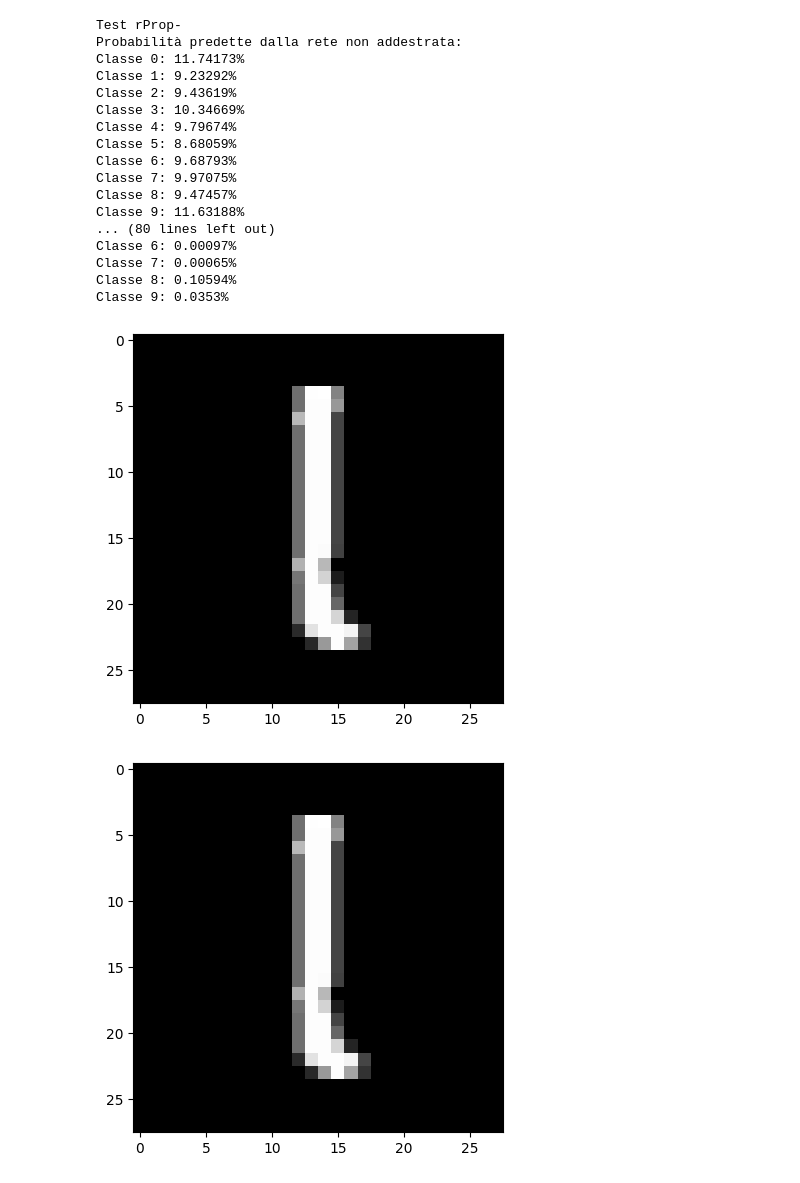
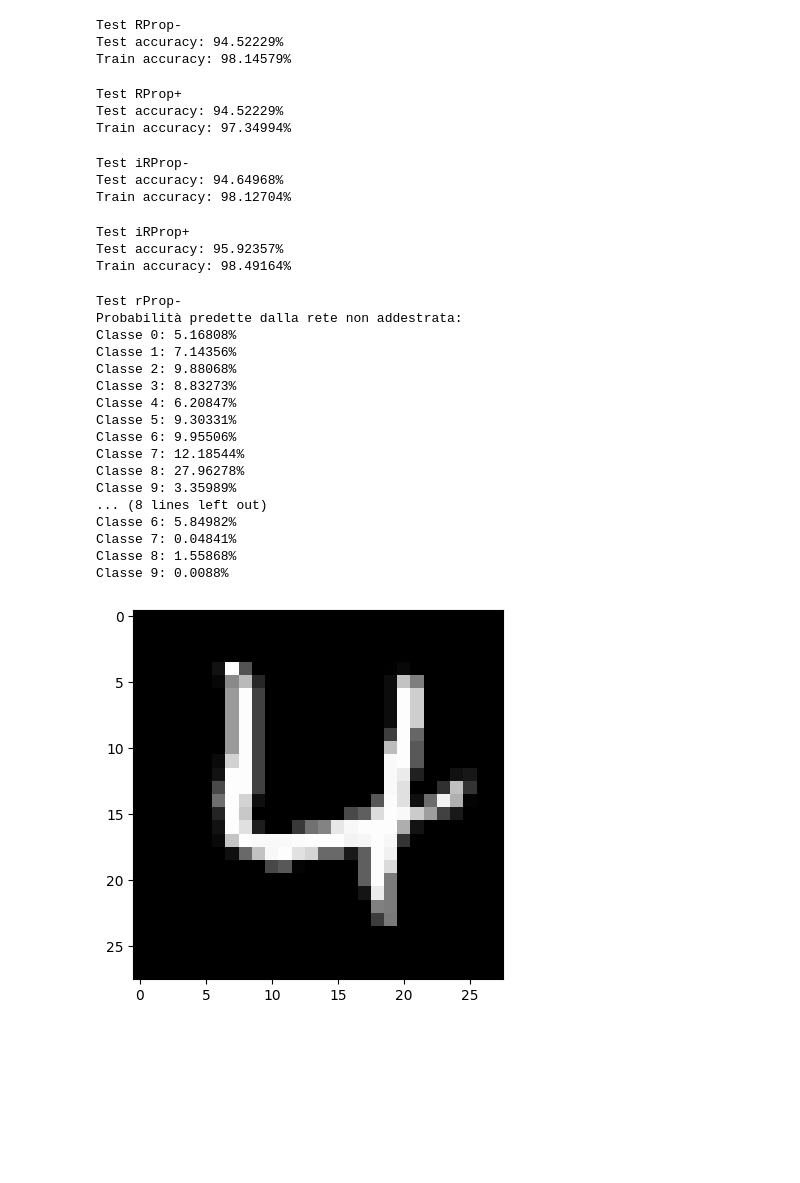
Before and after one commit to marcellorussox/MnistANN, a Jupyter notebook: ann_training.ipynb, the cells around one changed output. Saved outputs shown, nothing was run; the diff lists cells and outputs as text; code cells hidden in the pictures; blank space fills up the shorter version.

Commit message:
aggiunta funzione print_accuracies per migliore leggibilità del quaderno

```diff
--- a/ann_training.ipynb
+++ b/ann_training.ipynb
@@ -33,10 +33,10 @@ test_in, test_labels = ds.get_mnist_testing(test_array, test_cols, test_rows)
 
 #Creazione rete neurale
 #Assegnazione funzioni di attivazione per ogni strato della rete
-hidden_activation_functions = [af.relu, af.relu, af.relu]
+hidden_activation_functions = [af.tanh]
 
 #Assegnazione numero di neuroni per ogni strato
-hidden_layers = [30, 30, 30]
+hidden_layers = [100]
 #Assegnazione della funzione di attivazione e di errore per l'ultimo strato della rete
 output_activation_function = af.identity
 error_function = ef.cross_entropy_softmax
@@ -65,5 +65,5 @@ Funzione di errore: cross_entropy_softmax
 from uninaannpy.neural_network import RPropType
 
 # Batch training rProp standard
-std_train_err, std_validation_err, std_train_accuracy, std_validation_accuracy = std_training_net.train_neural_network(train_in, train_labels, validation_in, validation_labels, epochs=30, learning_rate=0.00001, rprop_type=RPropType.STANDARD)
+std_train_err, std_validation_err, std_train_accuracy, std_validation_accuracy = std_training_net.train_neural_network(train_in, train_labels, validation_in, validation_labels, epochs=40, learning_rate=0.00001, rprop_type=RPropType.STANDARD)
 # %% [output]
@@ -243,32 +216,57 @@ Train accuracy: 89.05811%
+# %%
+#Stampa accuracy per training e test set
+
+std_training_net.print_accuracies('Test RProp-', test_in, test_labels, train_in, train_labels)
+# %% [output]
+Test RProp-
+Test accuracy: 94.52229%
+Train accuracy: 98.14579%
+# %%
+#Stampa accuracy per training e test set
+
+plus_training_net.print_accuracies('Test RProp+', test_in, test_labels, train_in, train_labels)
+# %% [output]
+Test RProp+
+Test accuracy: 94.52229%
+Train accuracy: 97.34994%
+# %%
+#Stampa accuracy per training e test set
+
+istd_training_net.print_accuracies('Test iRProp-', test_in, test_labels, train_in, train_labels)
+# %% [output]
+Test iRProp-
+Test accuracy: 94.64968%
+Train accuracy: 98.12704%
+# %%
+#Stampa accuracy per training e test set
+
+iplus_training_net.print_accuracies('Test iRProp+', test_in, test_labels, train_in, train_labels)
+# %% [output]
+Test iRProp+
+Test accuracy: 95.92357%
+Train accuracy: 98.49164%
 # %%
 #Predizione rete senza addestramento e rete addestrata
-image = 47998
+image = 47993
 
 print('Test rProp-')
 ut.test_prediction(net, std_training_net, image, train_in)
-print('Test rProp+')
-ut.test_prediction(net, plus_training_net, image, train_in)
-print('Test irProp-')
-ut.test_prediction(net, istd_training_net, image, train_in)
-print('Test irProp+')
-ut.test_prediction(net, iplus_training_net, image, train_in)
 # %% [output]
 Test rProp-
 Probabilità predette dalla rete non addestrata:
-Classe 0: 11.74173%
-Classe 1: 9.23292%
-Classe 2: 9.43619%
-Classe 3: 10.34669%
-Classe 4: 9.79674%
-Classe 5: 8.68059%
-Classe 6: 9.68793%
-Classe 7: 9.97075%
-Classe 8: 9.47457%
-Classe 9: 11.63188%
-... (80 lines left out)
-Classe 6: 0.00097%
-Classe 7: 0.00065%
-Classe 8: 0.10594%
-Classe 9: 0.0353%
+Classe 0: 5.16808%
+Classe 1: 7.14356%
+Classe 2: 9.88068%
+Classe 3: 8.83273%
+Classe 4: 6.20847%
+Classe 5: 9.30331%
+Classe 6: 9.95506%
+Classe 7: 12.18544%
+Classe 8: 27.96278%
+Classe 9: 3.35989%
+... (8 lines left out)
+Classe 6: 5.84982%
+Classe 7: 0.04841%
+Classe 8: 1.55868%
+Classe 9: 0.0088%
-[figure, old version]
+[figure, new version]
-[figure, removed]
```
Also changed, not shown: parts of 14 cells of this notebook, 1 other file.
